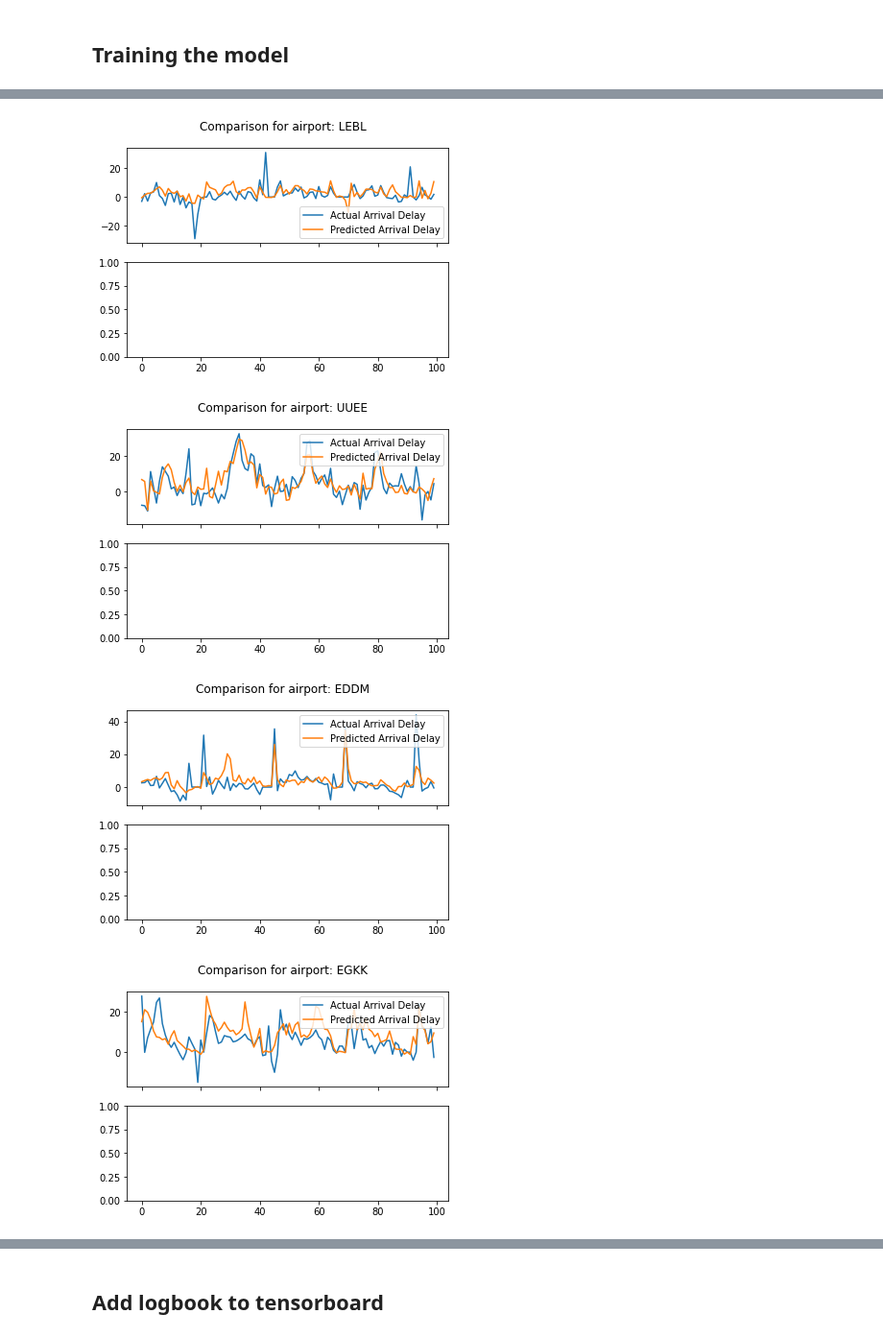
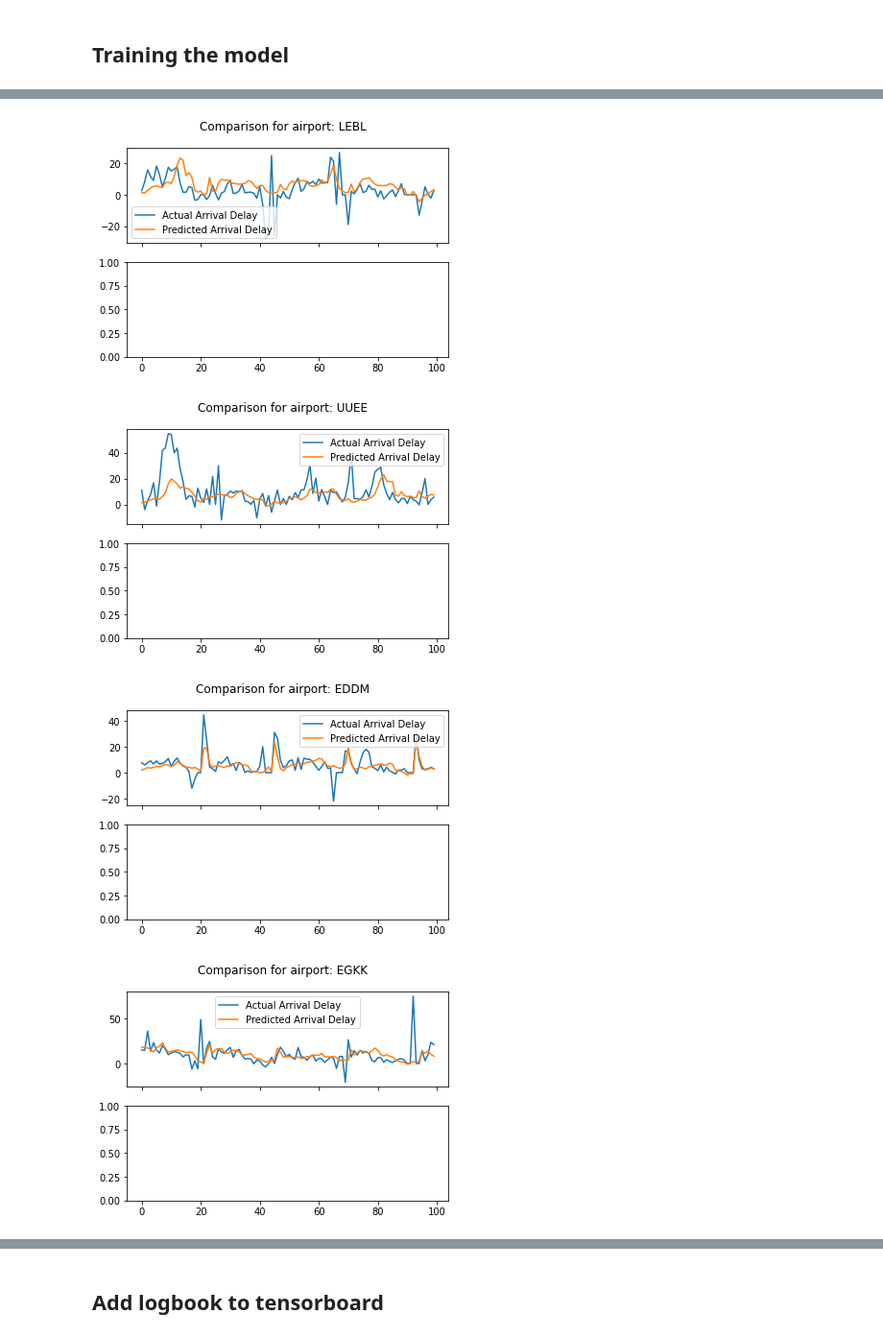
Before and after one commit to junzis/atdelay, a Jupyter notebook: kerasexp_1D.ipynb, the cells around one changed output, grey strips where cells are left out. Shown at 96% size. Drawn from its saved outputs; the diff is of its cells as text; code cells hidden in the pictures.

```diff
--- a/kerasexp_1D.ipynb
+++ b/kerasexp_1D.ipynb
@@ -45,14 +47,9 @@ epochs = 400
 ##### Load Data
 # %%
 dataDict = generateNNdataMultiple(
-            airports,
-            timeslotLength,
-            GNNFormat=True,
-            start=start,
-            end=end,
-        )
-
-times = (list(dataDict.values())[0]["T"])
+    airports, timeslotLength, GNNFormat=True, start=start, end=end, disableWeather=True
+)
+times = list(dataDict.values())[0]["T"]
 # %% [markdown]
 ##### Process Data
 # %%
@@ -97,5 +104,5 @@ T x N x F:  Xarray = (744, 9, 9) | Yarray = (744, 9)
 # %%
-train_split, val_split = 0.6, 0.1
+train_split, val_split = 0.6, 0.25
 
 fullLength = len(times)
 train_idx = int(train_split * fullLength)
@@ -452,13 +571,13 @@ class LSTMGC(layers.Layer):
 # %% [markdown]
 ## Training the model
 # %%
-in_feat = 9
+in_feat = Xarray.shape[2]
 # batch_size = 64
 
 input_sequence_length = 12
 forecast_horizon = 3
 multi_horizon = False
-out_feat = 10
+out_feat = 15
 lstm_units = 128
 graph_conv_params = {
     "aggregation_type": "mean",
@@ -475,17 +594,19 @@ st_gcn = LSTMGC(
     graph,
     graph_conv_params,
 )
-inputs = layers.Input((input_sequence_length, graph.num_nodes, in_feat))#, batch_size=batch_size)
+inputs = layers.Input(
+    (input_sequence_length, graph.num_nodes, in_feat)
+)  # , batch_size=batch_size)
 outputs = st_gcn(inputs)
 
 model = keras.models.Model(inputs, outputs)
 
 learning_rate = 0.0005
-learning_rate = 0.005
-optimizer = Adam(learning_rate=learning_rate)
+# learning_rate = 0.005
+optimzer = Adam(learning_rate=learning_rate)
 model.compile(
     optimizer=optimizer,
-    loss=MeanAbsoluteError(reduction="auto", name="mean_absolute_error"),
+    loss=MeanSquaredError(reduction="auto", name="mean_absolute_error"),
     weighted_metrics=["acc"],
 )
 
@@ -514,7 +634,7 @@ history = model.fit(
     train_dataset,
     validation_data=val_dataset,
     epochs=epochs,
-    callbacks=[keras.callbacks.EarlyStopping(patience=100), tensorboard_callback],
+    callbacks=[keras.callbacks.EarlyStopping(patience=60), tensorboard_callback],
 )
 # %% [output]
 WARNING:tensorflow:Model failed to serialize as JSON. Ignoring... Unable to serialize <__main__.GraphInfo object at 0x...> to JSON. Unrecognized type <class '__main__.GraphInfo'>.
@@ -544,23 +664,26 @@ plt.show()
 # %%
-ypredFull = model.predict(test_dataset, verbose=1)[:100,0,:]
-yactualFull = Ytest[14:114:,:]
+yTestPred = model.predict(test_dataset, verbose=1)
+ypredFull = yTestPred[:100, 0, :]
+yactualFull = Ytest[14:114:, :]
 print(ypredFull.shape)
 print(yactualFull.shape)
 
 mae = mean_absolute_error(ypredFull, yactualFull)
-print(f'Test MAE: {mae}')
+print(f"Test MAE: {mae}")
+
 
 def plotComparison(airport_index, ypredFull=ypredFull, yactualFull=yactualFull):
     fig, axs = plt.subplots(2, 1, sharex=True, num=airport_index)
-    axs[0].plot(yactualFull[:, 0+airport_index], label="Actual Arrival Delay")
+    axs[0].plot(yactualFull[:, 0 + airport_index], label="Actual Arrival Delay")
     # axs[1].plot(yactualFull[:, len(airports)+airport_index], label="Actual Departure Delay")
-    axs[0].plot(ypredFull[:, 0+airport_index], label="Predicted Arrival Delay")
+    axs[0].plot(ypredFull[:, 0 + airport_index], label="Predicted Arrival Delay")
     # axs[1].plot(ypredFull[:, len(airports)+airport_index], label="Predicted Departure Delay")
     axs[0].legend()
     # axs[1].legend()
     plt.suptitle(f"Comparison for airport: {airports[airport_index]}")
 
-for airportidx in range(0,len(airports)):
+
+for airportidx in range(0, len(airports)):
     plotComparison(airportidx)
 # plt.show()
 # %% [output]
@@ -577,4 +699,4 @@ Test MAE: 5.672490999193283
-[figure, old version]
+[figure, new version]
-[figure, old version]
+[figure, new version]
-[figure, old version]
+[figure, new version]
-[figure, old version]
+[figure, new version]
```
Also changed, not shown: parts of 17 cells of this notebook, 3 other files.
